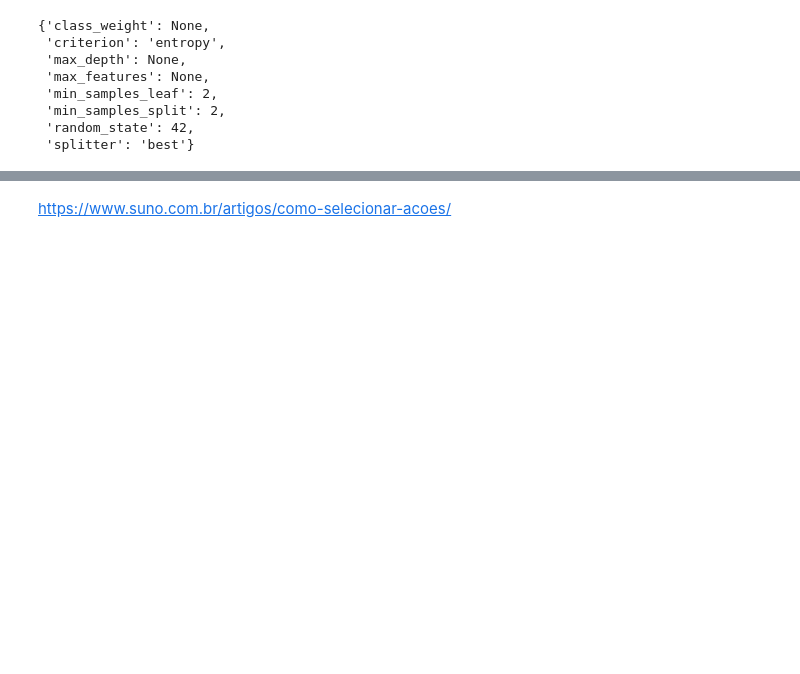
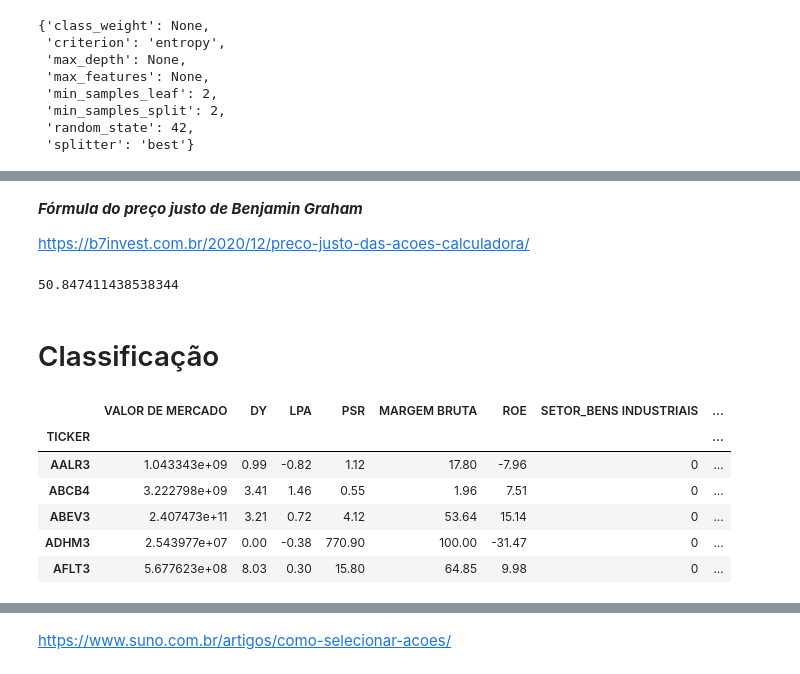
Before and after one commit to AdilsonAngelo/TrabalhoGraduacao, a Jupyter notebook: b3_fundamentals/notebooks/TCC.ipynb, the cells around one changed output, grey strips where cells are left out. Cells and saved outputs as stored; diff of their text form; code cells hidden in the pictures; blank space fills up the shorter version.

```diff
--- a/b3_fundamentals/notebooks/TCC.ipynb
+++ b/b3_fundamentals/notebooks/TCC.ipynb
@@ -641,0 +732,32 @@ Name: var6m_3m, dtype: int64
+# %% [markdown]
+***Fórmula do preço justo de Benjamin Graham***
+
+https://b7invest.com.br/2020/12/preco-justo-das-acoes-calculadora/
+# %%
+filtered = X[(X['VPA'] > 0) & (X['LPA'] > 0)]
+preco_justo = (filtered['VPA'] * filtered['LPA'] * 22.5) ** .5
+preco_justo.loc['TAEE11']
+# %% [output]
+50.847411438538344
+# %% [markdown]
+# Classificação
+# %%
+remaining_features = [
+    'VALOR DE MERCADO',
+    'DY',
+    'LPA',
+    'PSR',
+    'MARGEM BRUTA',
+    'ROE',
+]
+
+X_clean = pd.get_dummies(X[remaining_features + ['SETOR']])
+X_clean.head()
+# %% [output]
+|  | VALOR DE MERCADO | DY | LPA | PSR | MARGEM BRUTA | ROE | SETOR_BENS INDUSTRIAIS | ... |
+| TICKER |  |  |  |  |  |  |  | ... |
+| AALR3 | 1.043343e+09 | 0.99 | -0.82 | 1.12 | 17.80 | -7.96 | 0 | ... |
+| ABCB4 | 3.222798e+09 | 3.41 | 1.46 | 0.55 | 1.96 | 7.51 | 0 | ... |
+| ABEV3 | 2.407473e+11 | 3.21 | 0.72 | 4.12 | 53.64 | 15.14 | 0 | ... |
+| ADHM3 | 2.543977e+07 | 0.00 | -0.38 | 770.90 | 100.00 | -31.47 | 0 | ... |
+| AFLT3 | 5.677623e+08 | 8.03 | 0.30 | 15.80 | 64.85 | 9.98 | 0 | ... |
```
Also changed, not shown: parts of 35 cells of this notebook, 4 other files.
